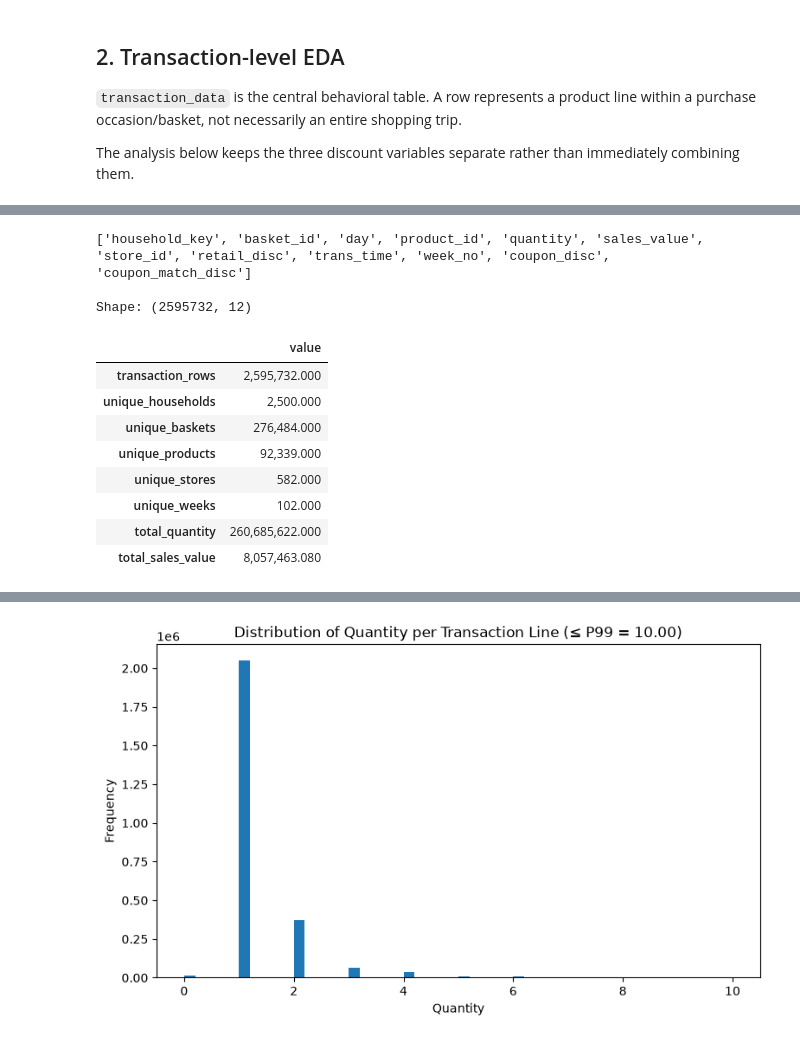
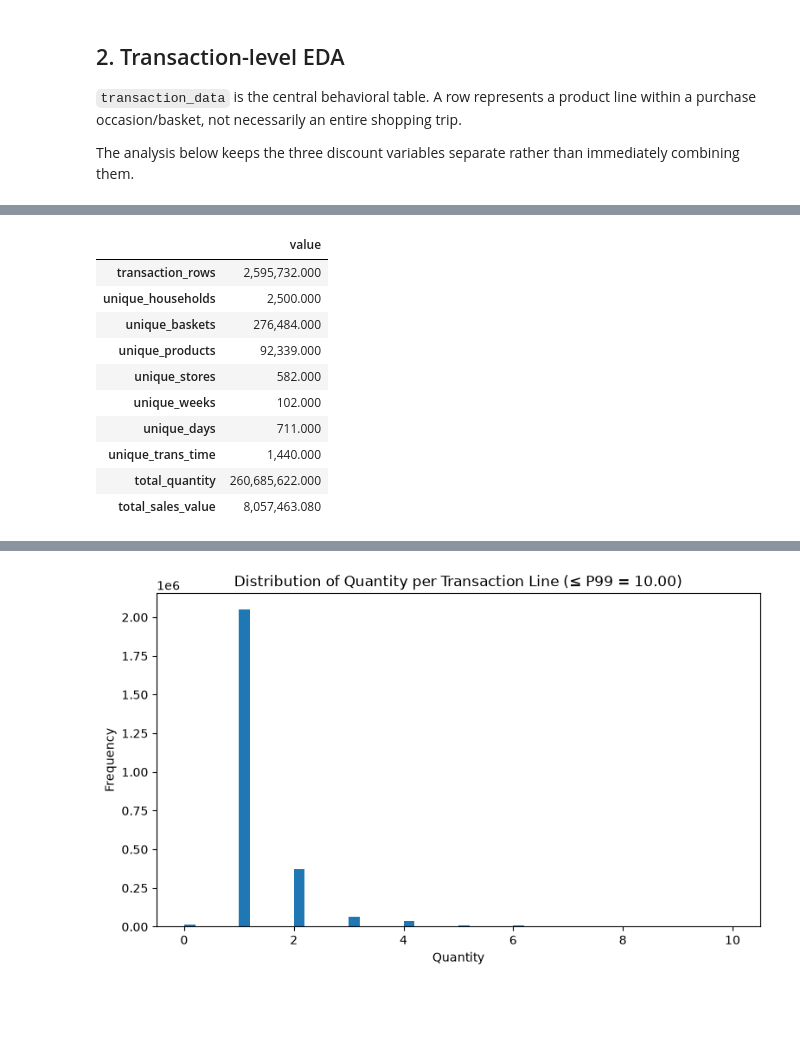
Before and after one commit to builetrongduc/26611-ecom, a Jupyter notebook: ecom/dunnhumby_complete_journey_eda.ipynb, the cells around one changed output, grey strips where cells are left out. Saved outputs shown, nothing was run; the diff lists cells and outputs as text; code cells hidden in the pictures; blank space fills up the shorter version.

```diff
--- a/ecom/dunnhumby_complete_journey_eda.ipynb
+++ b/ecom/dunnhumby_complete_journey_eda.ipynb
@@ -276,9 +280,8 @@ else:
     print("Missing expected columns:", missing_cols)
 
     numeric_candidates = [
-        "household_key", "basket_id", "day", "product_id", "quantity",
-        "sales_value", "store_id", "coupon_match_disc", "coupon_disc",
-        "retail_disc", "trans_time", "week_no"
+        "day", "quantity", "sales_value", "coupon_match_disc",
+        "coupon_disc", "retail_disc", "trans_time", "week_no"
     ]
 
     for c in numeric_candidates:
@@ -301,42 +304,41 @@ Missing expected columns: []
 | week_no | 2,595,732.000 | 56.221 | 27.102 | 1.000 | 33.000 | 56.000 | 80.000 | 102.000 |
 | coupon_disc | 2,595,732.000 | -0.016 | 0.217 | -55.930 | 0.000 | 0.000 | 0.000 | 0.000 |
 | coupon_match_disc | 2,595,732.000 | -0.003 | 0.040 | -7.700 | 0.000 | 0.000 | 0.000 | 0.000 |
-# %%
-print(tx.columns.tolist())
-print("\nShape:", tx.shape)
-# %% [output]
-['household_key', 'basket_id', 'day', 'product_id', 'quantity', 'sales_value', 'store_id', 'retail_disc', 'trans_time', 'week_no', 'coupon_disc', 'coupon_match_disc']
-
-Shape: (2595732, 12)
 # %%
 # 8. Core transaction statistics
 
 if tx is not None:
     n_households = tx["household_key"].nunique()
     n_baskets = tx["basket_id"].nunique()
     n_products = tx["product_id"].nunique()
     n_stores = tx["store_id"].nunique()
     n_weeks = tx["week_no"].nunique()
+    n_days = tx["day"].nunique()
+    n_trans_time = tx["trans_time"].nunique()
 
     summary = pd.Series({
         "transaction_rows": len(tx),
         "unique_households": n_households,
         "unique_baskets": n_baskets,
         "unique_products": n_products,
         "unique_stores": n_stores,
         "unique_weeks": n_weeks,
+        "unique_days": n_days,
+        "unique_trans_time": n_trans_time, # minute: 1440/60=24 hours
         "total_quantity": tx["quantity"].sum(),
         "total_sales_value": tx["sales_value"].sum(),
     })
 
     display(summary.to_frame("value"))
 # %% [output]
 |  | value |
 | transaction_rows | 2,595,732.000 |
 | unique_households | 2,500.000 |
 | unique_baskets | 276,484.000 |
 | unique_products | 92,339.000 |
 | unique_stores | 582.000 |
 | unique_weeks | 102.000 |
+| unique_days | 711.000 |
+| unique_trans_time | 1,440.000 |
 | total_quantity | 260,685,622.000 |
 | total_sales_value | 8,057,463.080 |
```
Also changed, not shown: parts of 21 cells of this notebook, 2 other files.
